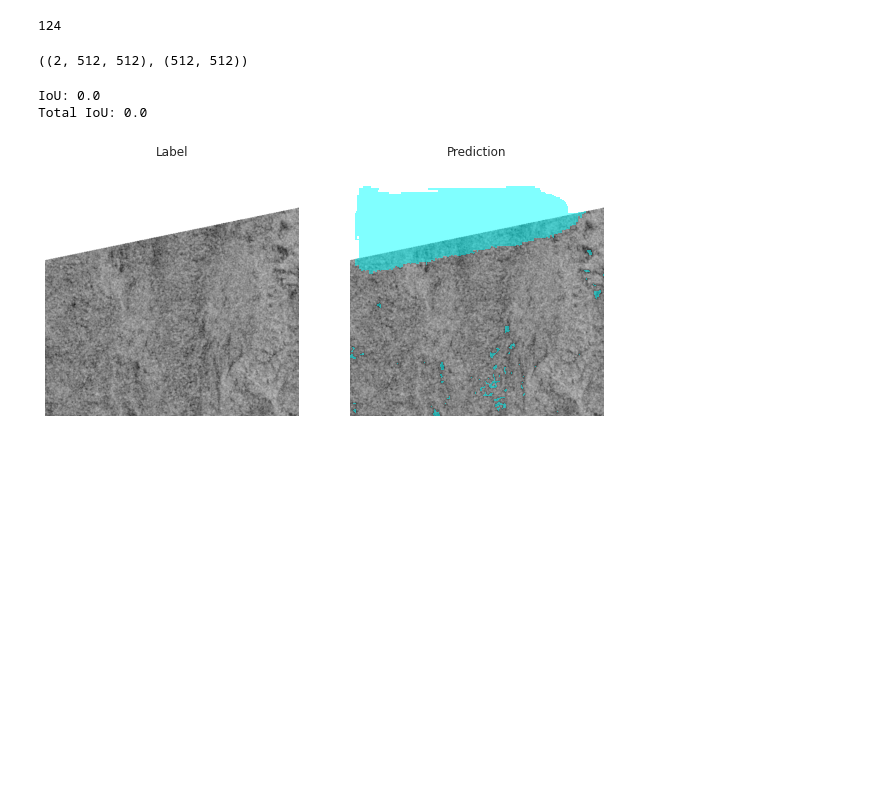
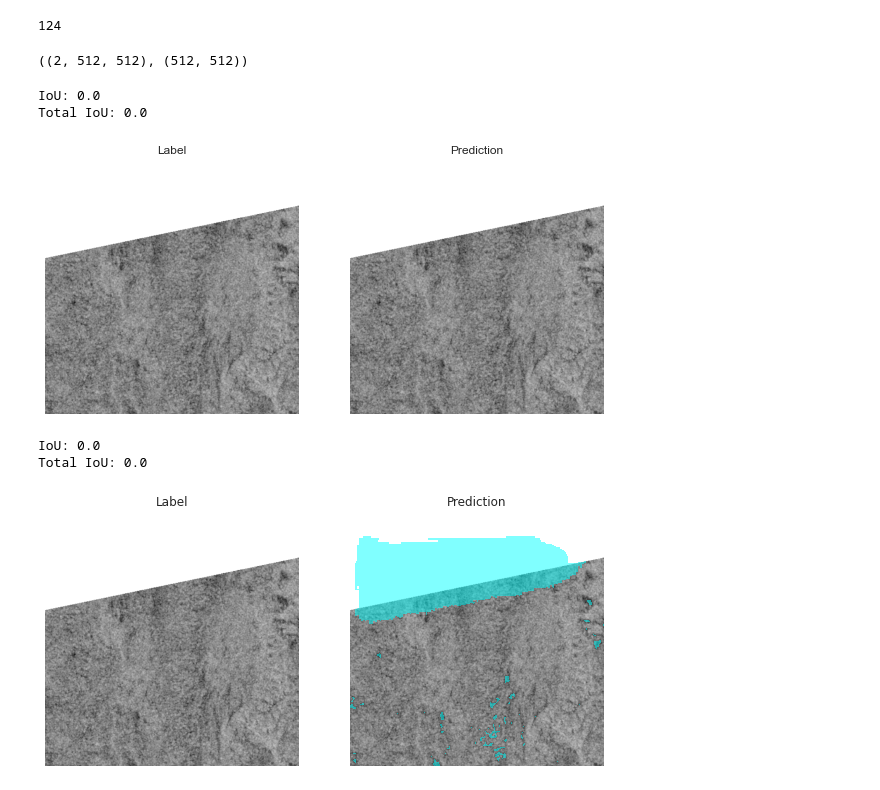
Before and after one commit to MIchaelKa/detect-flood-water, a Jupyter notebook: detect-flood-water-train.ipynb, the cells around one changed output. Cells and saved outputs as stored; diff of their text form; code cells hidden in the pictures; blank space fills up the shorter version.

Commit message:
[local] Masked predictions

```diff
--- a/detect-flood-water-train.ipynb
+++ b/detect-flood-water-train.ipynb
@@ -856,6 +855,8 @@ show_train_metrics(loss_meter, score_meter)
 [figure]
 # %%
 from train import validate
+# %%
+model = get_model().to(device)
 # %%
 loss = nn.CrossEntropyLoss(ignore_index=255)
 # valid_dataset = train_info['valid_dataset']
@@ -896,11 +896,15 @@ from plot_utils import show_predictions
 # %%
 meter = IoUMeter()
 # %%
-def get_prediction(model, chip, label):
-    output = model(torch.tensor(chip).unsqueeze(0).to(device))
-    pred = compute_prediction(output).squeeze()
+def get_prediction(model, chip, label, mask):
+    chip = torch.tensor(chip).unsqueeze(0).to(device)
+    mask = torch.tensor(mask).to(device)
+    label = torch.tensor(label).to(device)
 
-    iou = meter.update(pred, torch.tensor(label).to(device))
+    output = model(chip)
+    pred = compute_prediction(output, mask).squeeze()
+
+    iou = meter.update(pred, label)
     print(f'IoU: {iou} \nTotal IoU: {meter.compute_score()}')
 
     return pred
@@ -909,16 +913,25 @@ def get_and_show_predictions(index, model, valid_dataset):
     valid_sample = valid_dataset[index]
 
     chip = valid_sample['chip']
+    mask = valid_sample['mask']
 
     label = valid_sample['label']
     label_to_show = np.ma.masked_where((label == 0) | (label == 255), label)
 
-    pred = get_prediction(model, chip, label).cpu()
+    pred = get_prediction(model, chip, label, mask).cpu()
     pred_to_show = np.ma.masked_where(pred == 0, pred)
 
     show_predictions(chip, label_to_show, pred_to_show)
 # %%
 # np.array(meter.history).mean()
+# %%
+index = 19
+meter.reset()
+get_and_show_predictions(index, model, valid_dataset)
+# %% [output]
+IoU: 0.0
+Total IoU: 0.0
+[figure, added]
 # %%
 index = 19
 meter.reset()
```
Also changed, not shown: parts of 4 cells of this notebook, 2 other files.
